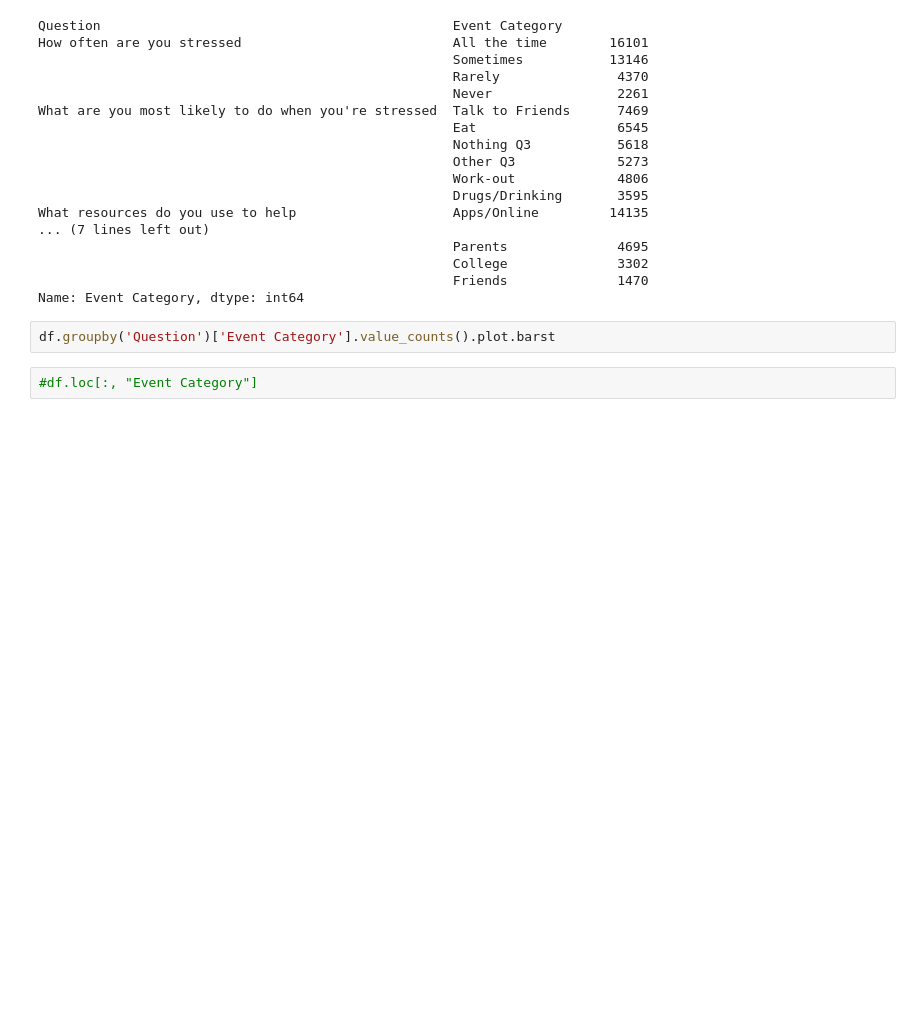
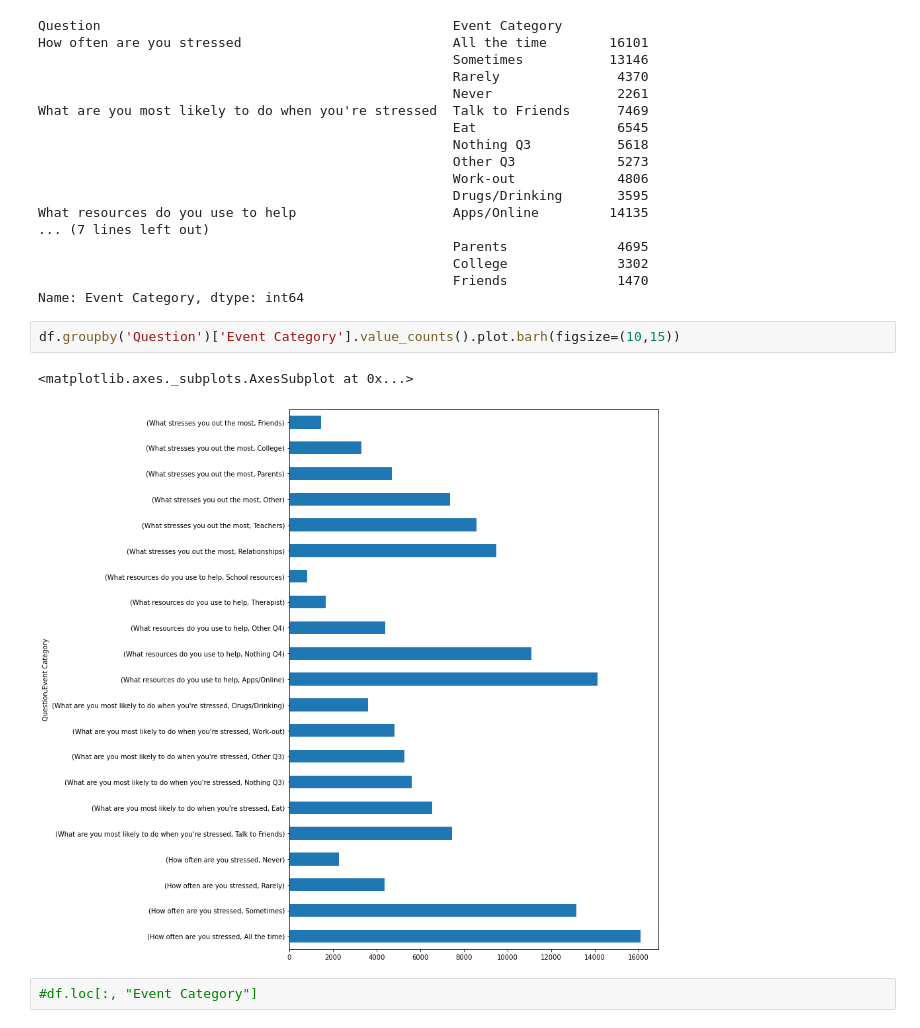
Before and after one commit to clarizamayo/BMI_Tone_Analyzer, a Jupyter notebook: Analysis.ipynb, the cells around one changed output. Cells and saved outputs as stored; diff of their text form; blank space fills up the shorter version.

```diff
--- a/Analysis.ipynb
+++ b/Analysis.ipynb
@@ -177,6 +177,9 @@ What resources do you use to help                    Apps/Online         14135
                                                      Friends              1470
 Name: Event Category, dtype: int64
 # %%
-df.groupby('Question')['Event Category'].value_counts().plot.barst
+df.groupby('Question')['Event Category'].value_counts().plot.barh(figsize=(10,15))
+# %% [output]
+<matplotlib.axes._subplots.AxesSubplot at 0x...>
+[figure, added]
 # %%
 #df.loc[:, "Event Category"]
```
